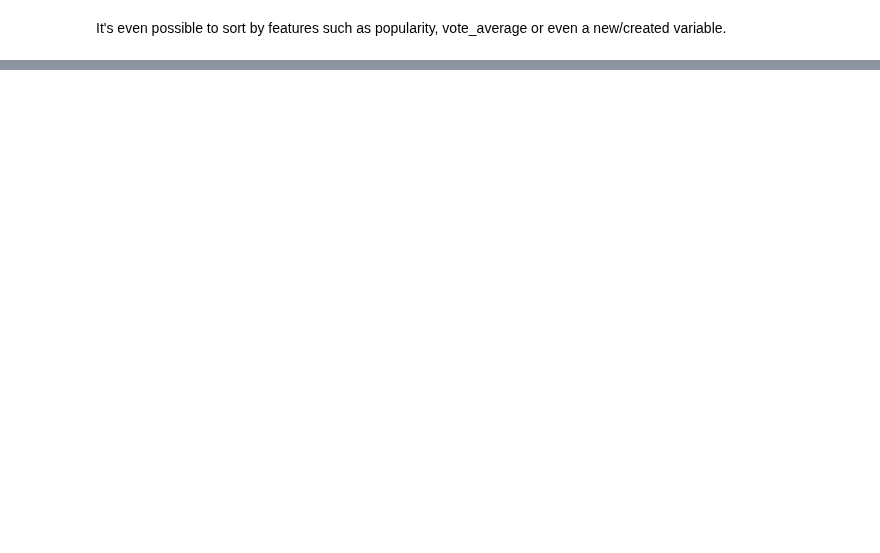
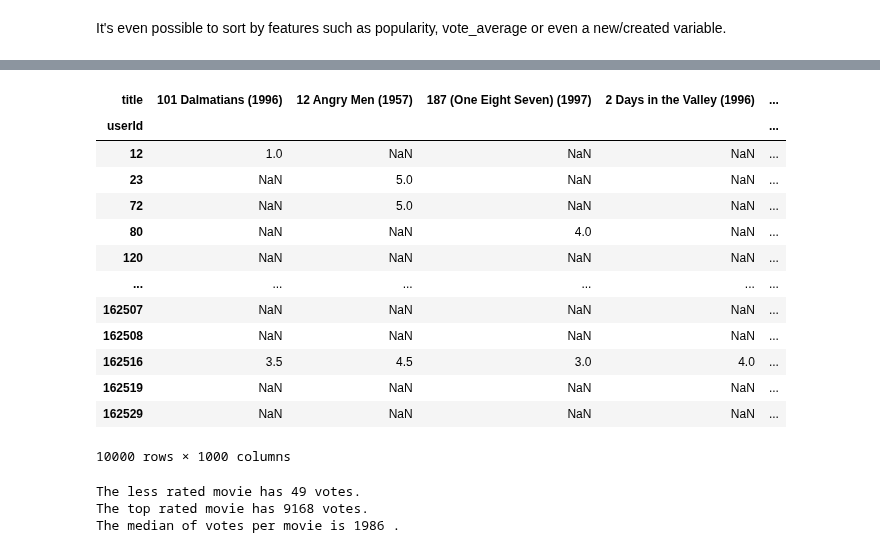
Before and after one commit to joaquim-oliveira-neto/rogue, a Jupyter notebook: notebooks/Rogue_Movie_Recommendation_System.ipynb, the cells around one changed output, grey strips where cells are left out. Cells and saved outputs as stored; diff of their text form; code cells hidden in the pictures; blank space fills up the shorter version.

```diff
--- a/notebooks/Rogue_Movie_Recommendation_System.ipynb
+++ b/notebooks/Rogue_Movie_Recommendation_System.ipynb
@@ -1031,0 +1107,32 @@ get_recommendations('Dark Knight Rises, The (2012)', cosine_sim2).sort_values(by
+# %%
+data_ratings = ratings_top.pivot(index='userId', columns='title', values='rating')
+data_ratings
+# %% [output]
+| title | 101 Dalmatians (1996) | 12 Angry Men (1957) | 187 (One Eight Seven) (1997) | 2 Days in the Valley (1996) | ... |
+| userId |  |  |  |  | ... |
+| 12 | 1.0 | NaN | NaN | NaN | ... |
+| 23 | NaN | 5.0 | NaN | NaN | ... |
+| 72 | NaN | 5.0 | NaN | NaN | ... |
+| 80 | NaN | NaN | 4.0 | NaN | ... |
+| 120 | NaN | NaN | NaN | NaN | ... |
+| ... | ... | ... | ... | ... | ... |
+| 162507 | NaN | NaN | NaN | NaN | ... |
+| 162508 | NaN | NaN | NaN | NaN | ... |
+| 162516 | 3.5 | 4.5 | 3.0 | 4.0 | ... |
+| 162519 | NaN | NaN | NaN | NaN | ... |
+| 162529 | NaN | NaN | NaN | NaN | ... |
+10000 rows × 1000 columns
+# %%
+import statistics
+
+movies = {}
+for i in data_ratings.columns:
+    movies[i] = data_ratings[i].count()
+print(f'The less rated movie has', min(movies.values()),'votes.')
+print(f'The top rated movie has', max(movies.values()),'votes.')
+print(f'The median of votes per movie is', int(statistics.median(movies.values())),'.')
+votes = sorted(list(movies.values()))
+# %% [output]
+The less rated movie has 49 votes.
+The top rated movie has 9168 votes.
+The median of votes per movie is 1986 .
```
Also changed, not shown: parts of 23 cells of this notebook, 9 other files.
